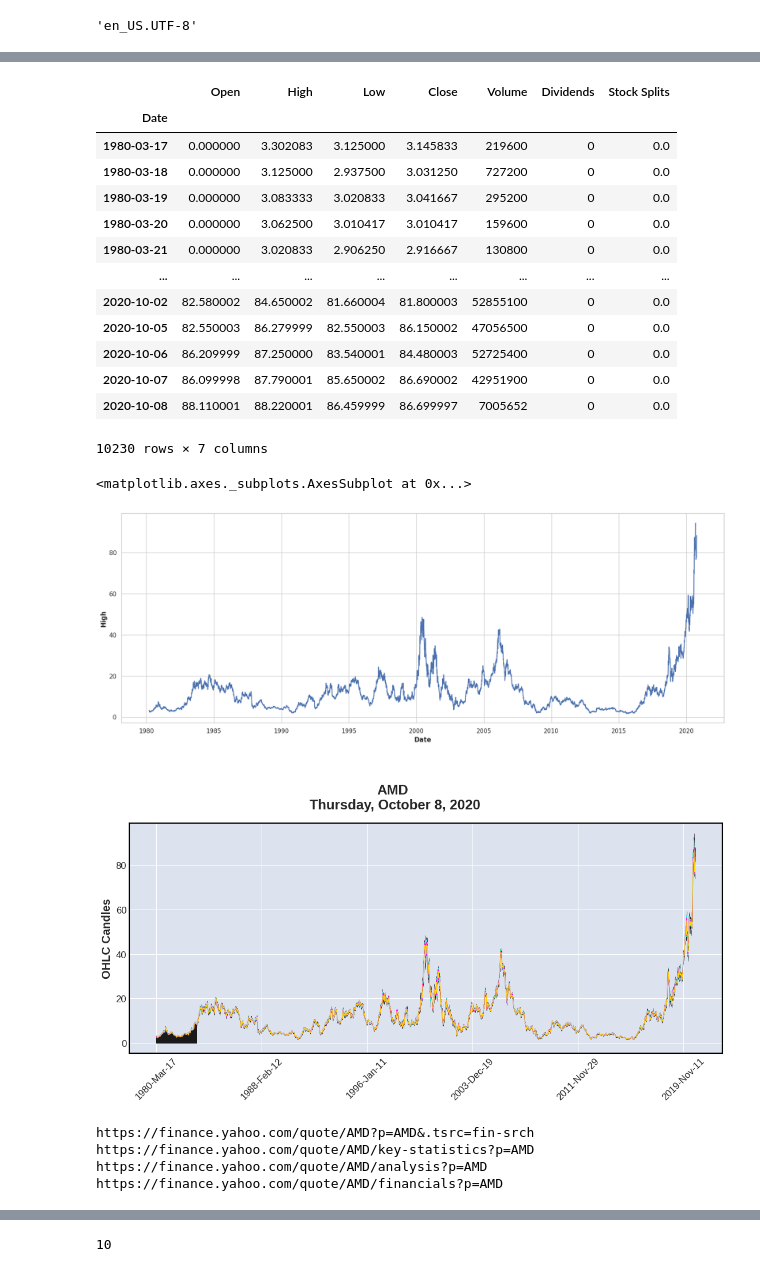
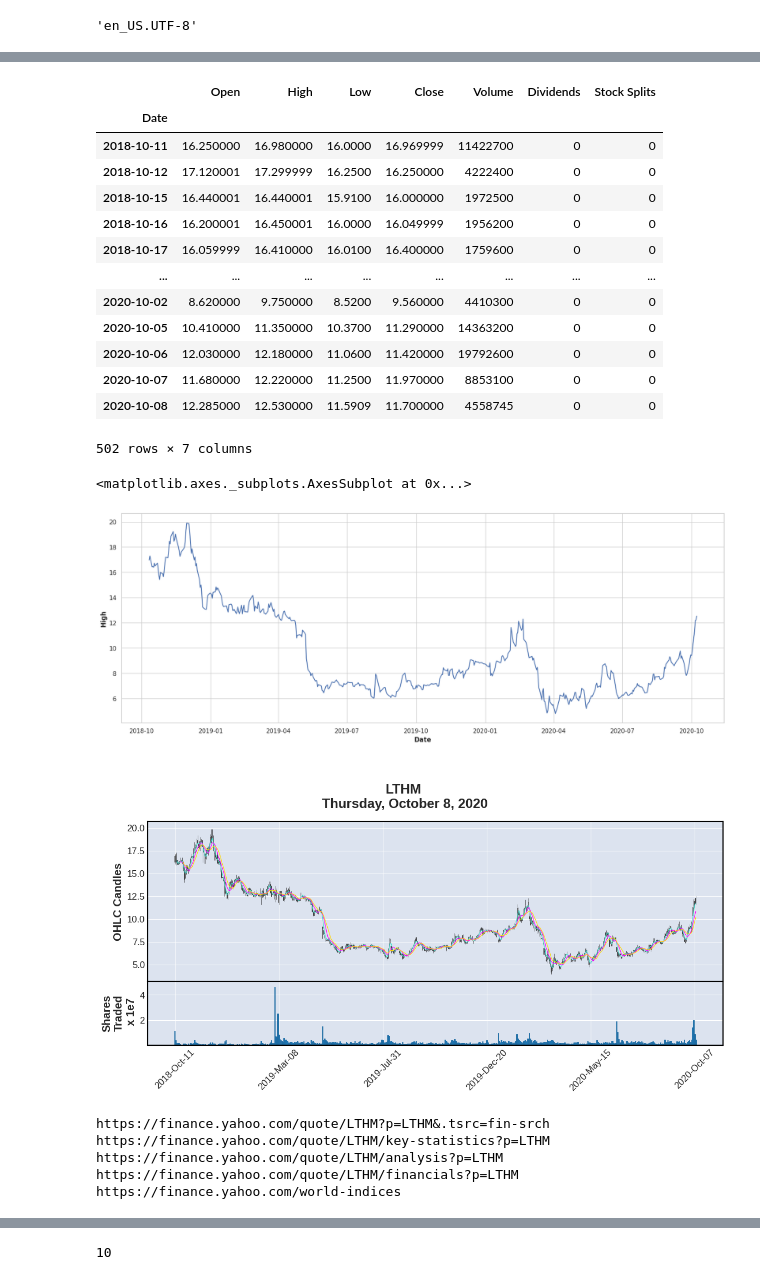
Before and after one commit to juwimana/Trading, a Jupyter notebook: Stock_Purchase_Valuation.ipynb, the cells around one changed output, grey strips where cells are left out. Drawn from its saved outputs; the diff is of its cells as text; code cells hidden in the pictures.

```diff
--- a/Stock_Purchase_Valuation.ipynb
+++ b/Stock_Purchase_Valuation.ipynb
@@ -28,8 +33,10 @@ end_date = dt.date.today()
 stock_data =''
 
 #stock ticker
-ticker = 'AMD'
+ticker = 'LTHM'
 stock = yf.Ticker(ticker)
+p_price = 11.51
+shares = 10
 # %%
 #general stock prices
 df_prices = yf.download(ticker,
@@ -52,18 +59,18 @@ h_stock
 # %% [output]
 |  | Open | High | Low | Close | Volume | Dividends | Stock Splits |
 | Date |  |  |  |  |  |  |  |
-| 1980-03-17 | 0.000000 | 3.302083 | 3.125000 | 3.145833 | 219600 | 0 | 0.0 |
-| 1980-03-18 | 0.000000 | 3.125000 | 2.937500 | 3.031250 | 727200 | 0 | 0.0 |
-| 1980-03-19 | 0.000000 | 3.083333 | 3.020833 | 3.041667 | 295200 | 0 | 0.0 |
-| 1980-03-20 | 0.000000 | 3.062500 | 3.010417 | 3.010417 | 159600 | 0 | 0.0 |
-| 1980-03-21 | 0.000000 | 3.020833 | 2.906250 | 2.916667 | 130800 | 0 | 0.0 |
+| 2018-10-11 | 16.250000 | 16.980000 | 16.0000 | 16.969999 | 11422700 | 0 | 0 |
+| 2018-10-12 | 17.120001 | 17.299999 | 16.2500 | 16.250000 | 4222400 | 0 | 0 |
+| 2018-10-15 | 16.440001 | 16.440001 | 15.9100 | 16.000000 | 1972500 | 0 | 0 |
+| 2018-10-16 | 16.200001 | 16.450001 | 16.0000 | 16.049999 | 1956200 | 0 | 0 |
+| 2018-10-17 | 16.059999 | 16.410000 | 16.0100 | 16.400000 | 1759600 | 0 | 0 |
 | ... | ... | ... | ... | ... | ... | ... | ... |
-| 2020-10-02 | 82.580002 | 84.650002 | 81.660004 | 81.800003 | 52855100 | 0 | 0.0 |
-| 2020-10-05 | 82.550003 | 86.279999 | 82.550003 | 86.150002 | 47056500 | 0 | 0.0 |
-| 2020-10-06 | 86.209999 | 87.250000 | 83.540001 | 84.480003 | 52725400 | 0 | 0.0 |
-| 2020-10-07 | 86.099998 | 87.790001 | 85.650002 | 86.690002 | 42951900 | 0 | 0.0 |
-| 2020-10-08 | 88.110001 | 88.220001 | 86.459999 | 86.699997 | 7005652 | 0 | 0.0 |
+| 2020-10-02 | 8.620000 | 9.750000 | 8.5200 | 9.560000 | 4410300 | 0 | 0 |
+| 2020-10-05 | 10.410000 | 11.350000 | 10.3700 | 11.290000 | 14363200 | 0 | 0 |
+| 2020-10-06 | 12.030000 | 12.180000 | 11.0600 | 11.420000 | 19792600 | 0 | 0 |
+| 2020-10-07 | 11.680000 | 12.220000 | 11.2500 | 11.970000 | 8853100 | 0 | 0 |
+| 2020-10-08 | 12.285000 | 12.530000 | 11.5909 | 11.700000 | 4558745 | 0 | 0 |
-10230 rows × 7 columns
+502 rows × 7 columns
 # %%
 #plot historical data
 plt.rcParams["figure.figsize"] = (20,7)
@@ -71,16 +78,16 @@ sns.set_theme(style="whitegrid")
 sns.lineplot(data=h_stock.High, palette='tab10')
 # %% [output]
 <matplotlib.axes._subplots.AxesSubplot at 0x...>
-[figure, old version]
+[figure, new version]
 # %%
 #plot stock historical data using mplfinance package
-mpf.plot(h_stock,type='candle',mav=(3,6,9),volume=False, figratio=(25,10),
+mpf.plot(h_stock,type='candle',mav=(3,6,9),volume=True, figratio=(25,10),
          title='\n{}\n {}, {} {}, {}'.format(ticker,end_date.strftime('%A'), end_date.strftime("%B"), end_date.day, end_date.year),
          ylabel='OHLC Candles',
          ylabel_lower='Shares\nTraded'
          )
 # %% [output]
-[figure, old version]
+[figure, new version]
 # %%
 #incomplete url string
 str_summary = 'https://finance.yahoo.com/quote/{}?p={}&.tsrc=fin-srch'
@@ -93,13 +100,16 @@ url_summary = str_summary.format(ticker,ticker)
 url_stat = str_stat.format(ticker,ticker)
 url_analysis = str_analysis.format(ticker,ticker)
 url_financials = str_financials.format(ticker,ticker)
+url_indexes = 'https://finance.yahoo.com/world-indices'
 
 print(url_summary)
 print(url_stat)
 print(url_analysis)
 print(url_financials)
+print(url_indexes)
 # %% [output]
-https://finance.yahoo.com/quote/AMD?p=AMD&.tsrc=fin-srch
-https://finance.yahoo.com/quote/AMD/key-statistics?p=AMD
-https://finance.yahoo.com/quote/AMD/analysis?p=AMD
-https://finance.yahoo.com/quote/AMD/financials?p=AMD
+https://finance.yahoo.com/quote/LTHM?p=LTHM&.tsrc=fin-srch
+https://finance.yahoo.com/quote/LTHM/key-statistics?p=LTHM
+https://finance.yahoo.com/quote/LTHM/analysis?p=LTHM
+https://finance.yahoo.com/quote/LTHM/financials?p=LTHM
+https://finance.yahoo.com/world-indices
```
Also changed, not shown: parts of 16 cells of this notebook.
